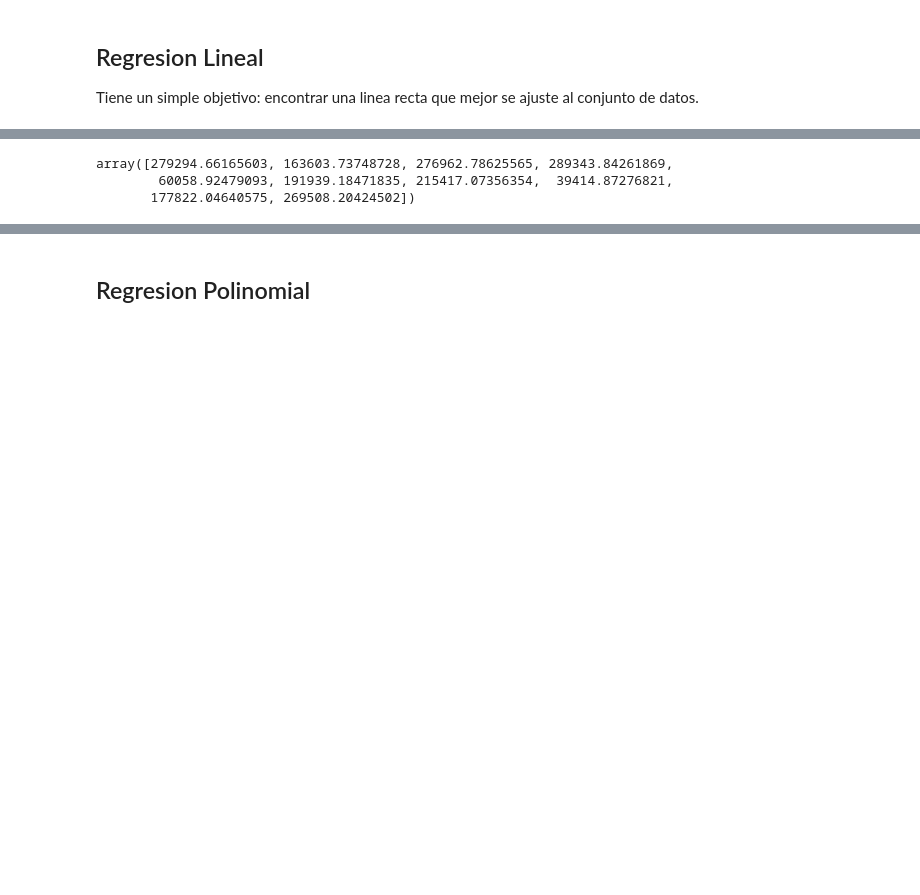
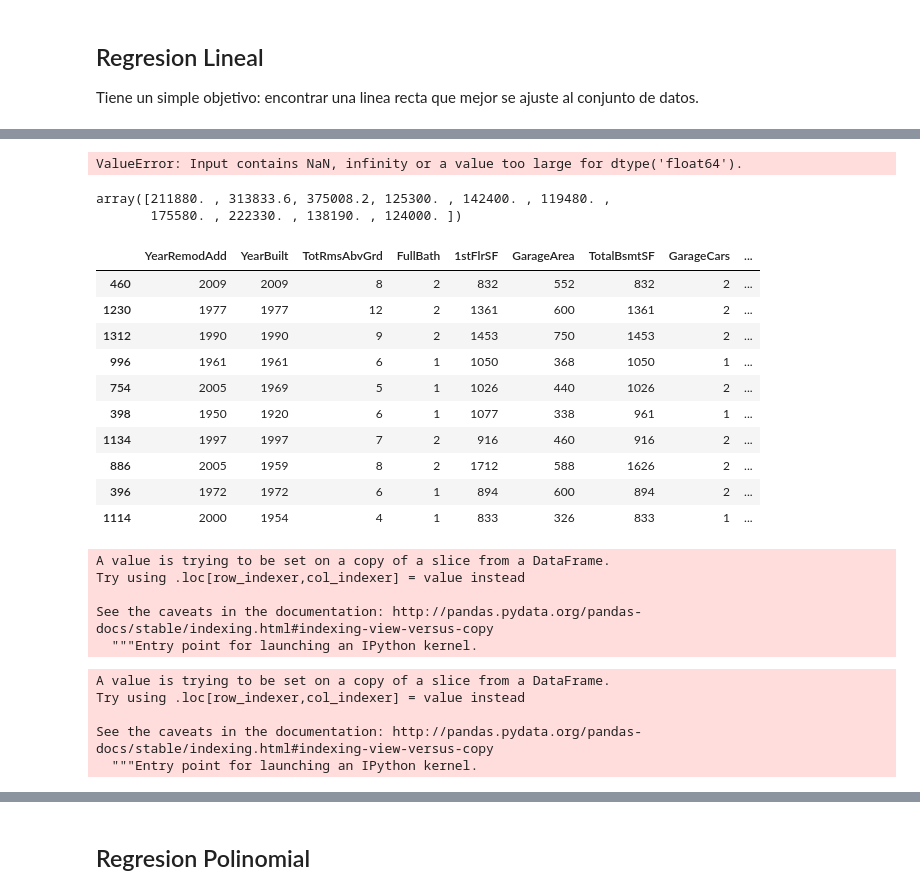
Before and after one commit to fedeturi/icda-python-para-finanzas, a Jupyter notebook: ICDA-Intro_ML.ipynb, the cells around one changed output, grey strips where cells are left out. Drawn from its saved outputs; the diff is of its cells as text; code cells hidden in the pictures; blank space fills up the shorter version.

```diff
--- a/ICDA-Intro_ML.ipynb
+++ b/ICDA-Intro_ML.ipynb
@@ -342,9 +344,49 @@ lr = LinearRegression()
 
 lr.fit(X_train, y_train)
 y_pred_lr = lr.predict(X_test)
+# %%
+from sklearn.neighbors import KNeighborsRegressor
+knr = KNeighborsRegressor()
+train_extra = X_train + df['Street']
+
+knr.fit(train_extra, y_train)
+y_pred_knr = knr.predict(X_test)
+# %% [output]
+ValueError: Input contains NaN, infinity or a value too large for dtype('float64').
 # %%
-y_pred_lr[:10]
+y_pred_knr[:10]
 # %% [output]
-array([279294.66165603, 163603.73748728, 276962.78625565, 289343.84261869,
-        60058.92479093, 191939.18471835, 215417.07356354,  39414.87276821,
-       177822.04640575, 269508.20424502])
+array([211880. , 313833.6, 375008.2, 125300. , 142400. , 119480. ,
+       175580. , 222330. , 138190. , 124000. ])
+# %%
+sub_test = X_test[:10]
+# %%
+sub_test
+# %% [output]
+|  | YearRemodAdd | YearBuilt | TotRmsAbvGrd | FullBath | 1stFlrSF | GarageArea | TotalBsmtSF | GarageCars | ... |
+| 460 | 2009 | 2009 | 8 | 2 | 832 | 552 | 832 | 2 | ... |
+| 1230 | 1977 | 1977 | 12 | 2 | 1361 | 600 | 1361 | 2 | ... |
+| 1312 | 1990 | 1990 | 9 | 2 | 1453 | 750 | 1453 | 2 | ... |
+| 996 | 1961 | 1961 | 6 | 1 | 1050 | 368 | 1050 | 1 | ... |
+| 754 | 2005 | 1969 | 5 | 1 | 1026 | 440 | 1026 | 2 | ... |
+| 398 | 1950 | 1920 | 6 | 1 | 1077 | 338 | 961 | 1 | ... |
+| 1134 | 1997 | 1997 | 7 | 2 | 916 | 460 | 916 | 2 | ... |
+| 886 | 2005 | 1959 | 8 | 2 | 1712 | 588 | 1626 | 2 | ... |
+| 396 | 1972 | 1972 | 6 | 1 | 894 | 600 | 894 | 2 | ... |
+| 1114 | 2000 | 1954 | 4 | 1 | 833 | 326 | 833 | 1 | ... |
+# %%
+sub_test['pred_price_knr'] = y_pred_knr[:10]
+# %% [output]
+A value is trying to be set on a copy of a slice from a DataFrame.
+Try using .loc[row_indexer,col_indexer] = value instead
+
+See the caveats in the documentation: http://pandas.pydata.org/pandas-docs/stable/indexing.html#indexing-view-versus-copy
+  """Entry point for launching an IPython kernel.
+# %%
+sub_test['real_price'] = y_test[:10]
+# %% [output]
+A value is trying to be set on a copy of a slice from a DataFrame.
+Try using .loc[row_indexer,col_indexer] = value instead
+
+See the caveats in the documentation: http://pandas.pydata.org/pandas-docs/stable/indexing.html#indexing-view-versus-copy
+  """Entry point for launching an IPython kernel.
```
Also changed, not shown: parts of 51 cells of this notebook.
